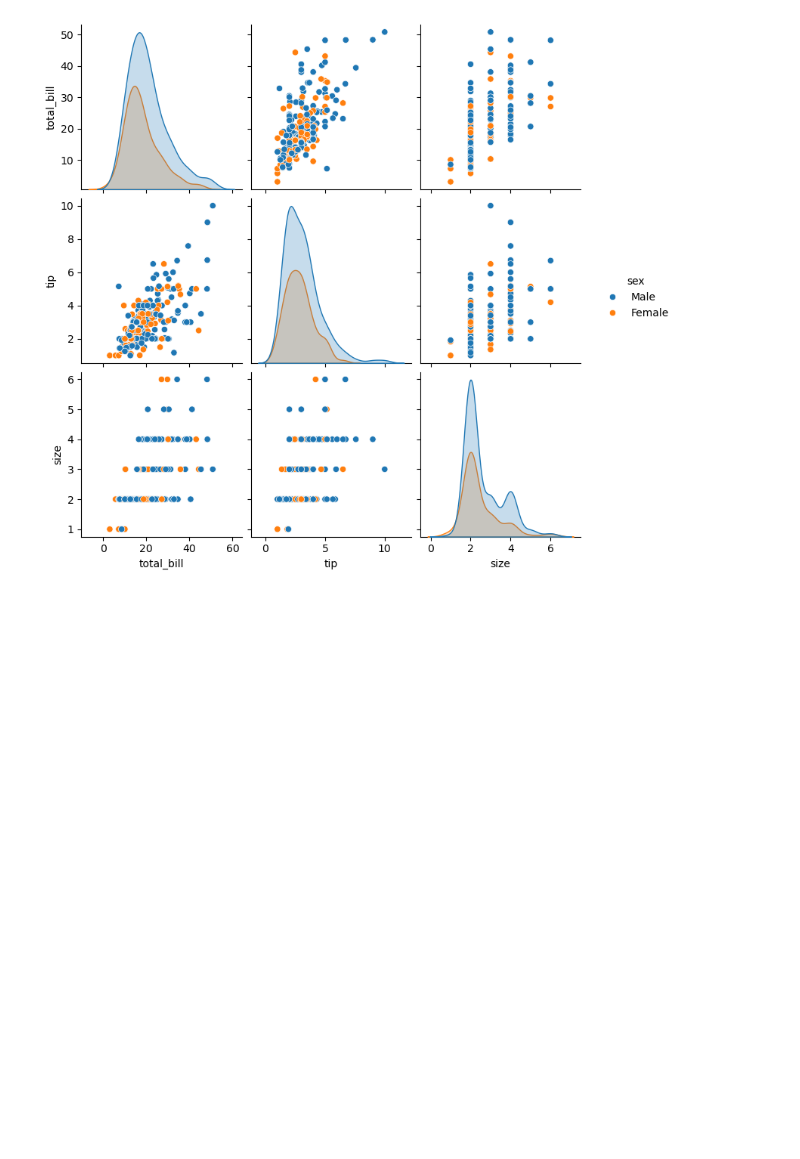
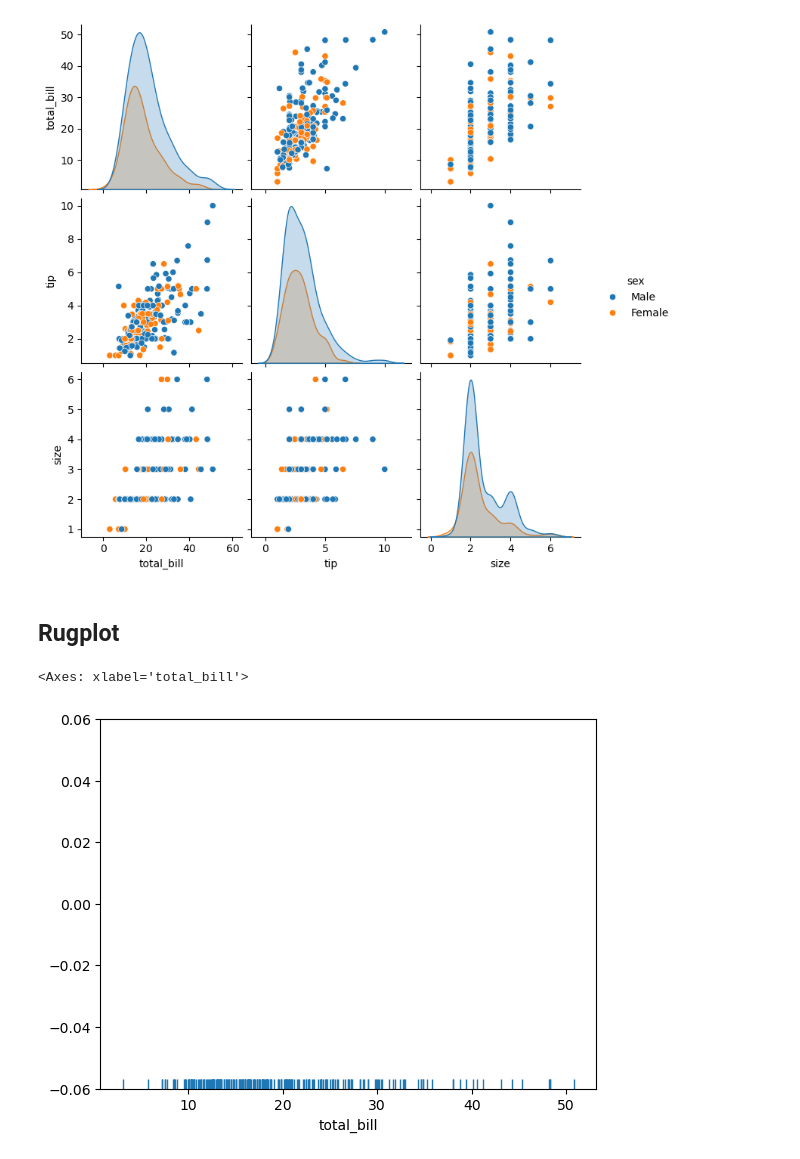
Before and after one commit to Suprio-Das/Seaborn-Practice-Work, a Jupyter notebook: Distribution-Plots.ipynb, the cells around one changed output. Cells and saved outputs as stored; diff of their text form; code cells hidden in the pictures; blank space fills up the shorter version.

Commit message:
Rugplot added

```diff
--- a/Distribution-Plots.ipynb
+++ b/Distribution-Plots.ipynb
@@ -43,3 +43,10 @@ sns.pairplot(tips, hue='sex')
 # %% [output]
 <seaborn.axisgrid.PairGrid at 0x...>
 [figure]
+# %% [markdown]
+## Rugplot
+# %%
+sns.rugplot(tips['total_bill'])
+# %% [output]
+<Axes: xlabel='total_bill'>
+[figure, added]
```
